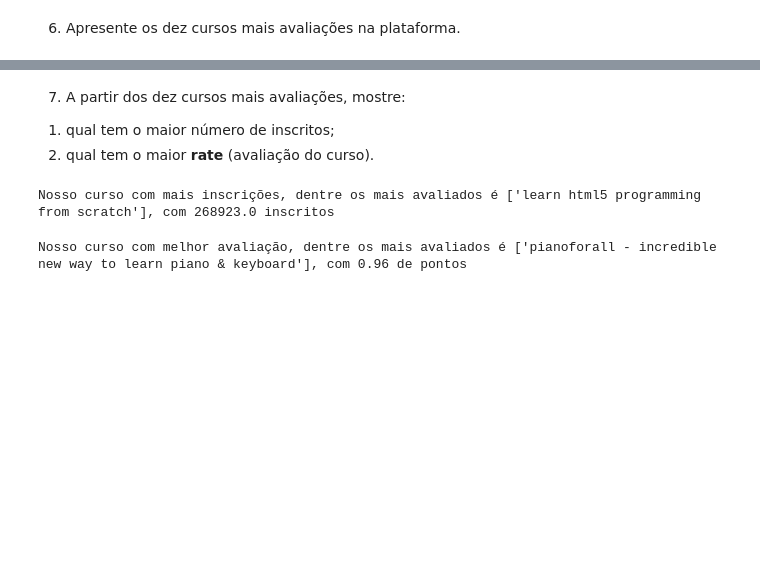
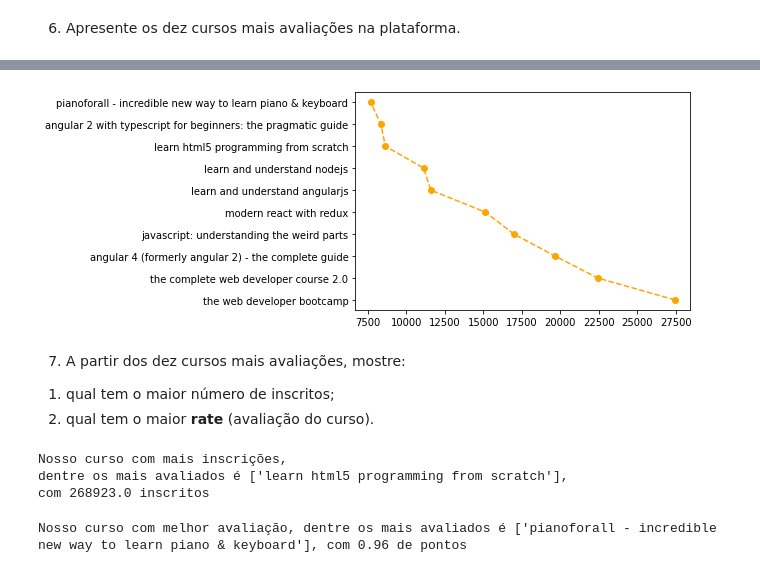
Before and after one commit to YuriCatundaGondim/projeto_analise_dados, a Jupyter notebook: projetoDados.ipynb, the cells around one changed output, grey strips where cells are left out. Saved outputs shown, nothing was run; the diff lists cells and outputs as text; code cells hidden in the pictures; blank space fills up the shorter version.

```diff
--- a/projetoDados.ipynb
+++ b/projetoDados.ipynb
@@ -135,3 +149,34 @@ avaliacoes
+# %%
+avaliacoes = geral.sort_values(by='num_reviews', ascending=False).reset_index().head(10)
+curso1 = avaliacoes['course_title'][0]
+curso2 = avaliacoes['course_title'][1]
+curso3 = avaliacoes['course_title'][2]
+curso4 = avaliacoes['course_title'][3]
+curso5 = avaliacoes['course_title'][4]
+curso6 = avaliacoes['course_title'][5]
+curso7 = avaliacoes['course_title'][6]
+curso8 = avaliacoes['course_title'][7]
+curso9 = avaliacoes['course_title'][8]
+curso10 = avaliacoes['course_title'][9]
+
+avaliacao1 = avaliacoes['num_reviews'][0]
+avaliacao2 = avaliacoes['num_reviews'][1]
+avaliacao3 = avaliacoes['num_reviews'][2]
+avaliacao4 = avaliacoes['num_reviews'][3]
+avaliacao5 = avaliacoes['num_reviews'][4]
+avaliacao6 = avaliacoes['num_reviews'][5]
+avaliacao7 = avaliacoes['num_reviews'][6]
+avaliacao8 = avaliacoes['num_reviews'][7]
+avaliacao9 = avaliacoes['num_reviews'][8]
+avaliacao10 = avaliacoes['num_reviews'][9]
+
+cursos = [curso1, curso2, curso3, curso4, curso5, curso6, curso7, curso8, curso9, curso10]
+avaliacao = [avaliacao1, avaliacao2, avaliacao3, avaliacao4, avaliacao5, avaliacao6, avaliacao7, avaliacao8, avaliacao9, avaliacao10]
+
+plt.plot(avaliacao, cursos, 'ro', linestyle = '--', color = 'orange')
+plt.show()
+# %% [output]
+[figure, added]
 # %% [markdown]
 7. A partir dos dez cursos mais avaliações, mostre:
 1) qual tem o maior número de inscritos;
@@ -141,9 +186,13 @@ avaliacoes
 inscritos = avaliacoes.sort_values(by='num_subscribers', ascending=False).reset_index()
 curso_maior = [inscritos['course_title'][0]]
 inscritos = avaliacoes['num_subscribers'].max()
-print(f'Nosso curso com mais inscrições, dentre os mais avaliados é {curso_maior}, com {inscritos} inscritos')
+print(f'''Nosso curso com mais inscrições,
+dentre os mais avaliados é {curso_maior},
+com {inscritos} inscritos''')
 # %% [output]
-Nosso curso com mais inscrições, dentre os mais avaliados é ['learn html5 programming from scratch'], com 268923.0 inscritos
+Nosso curso com mais inscrições,
+dentre os mais avaliados é ['learn html5 programming from scratch'],
+com 268923.0 inscritos
 # %%
 #2) qual tem o maior **rate** (avaliação do curso).
 rate = avaliacoes.sort_values(by='Rating', ascending=False).reset_index()
```
Also changed, not shown: parts of 4 cells of this notebook.
